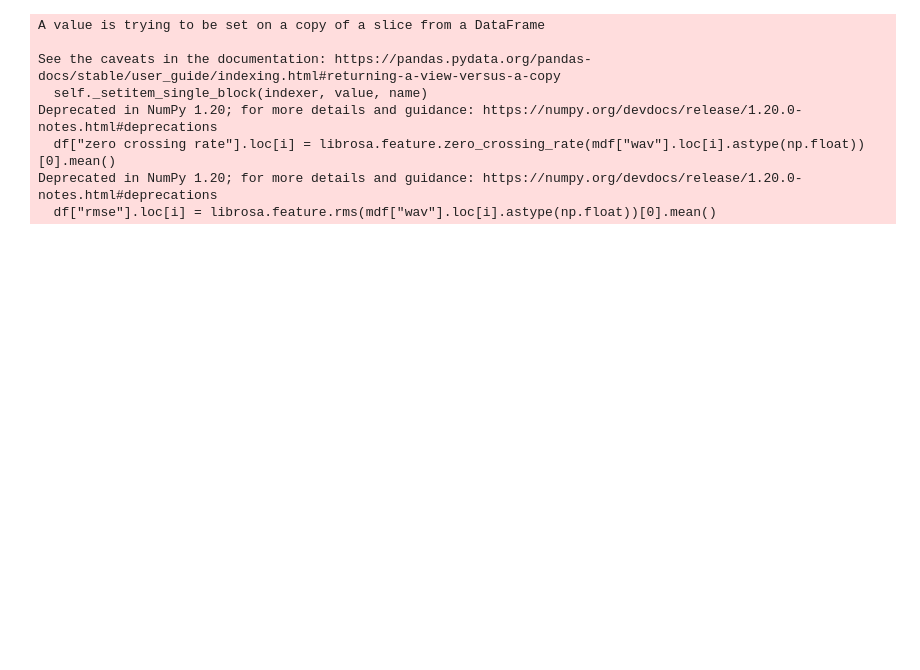
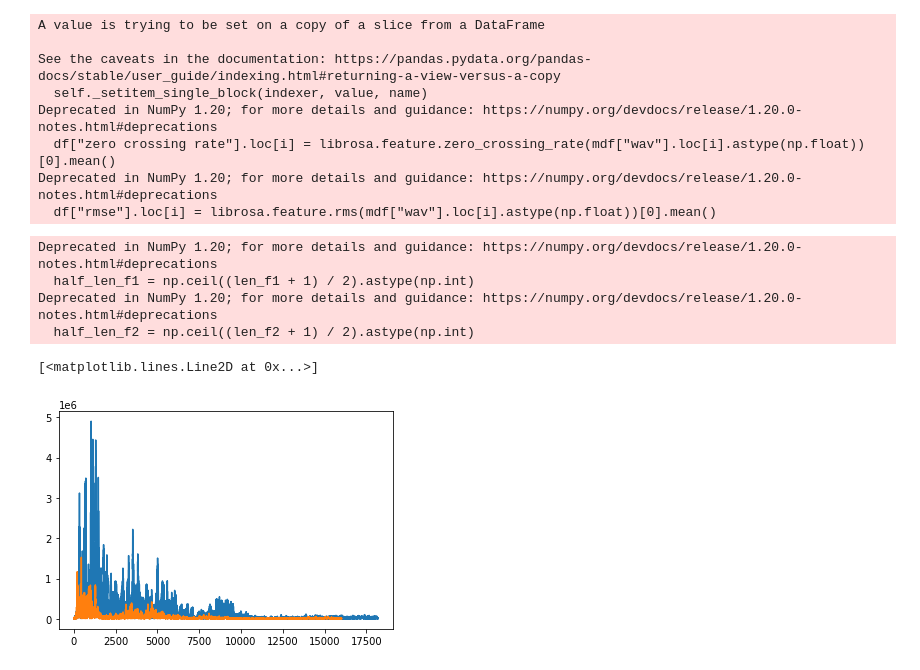
Before and after one commit to dsb298/speech_recognition, a Jupyter notebook: project.ipynb, the cells around one changed output. Drawn from its saved outputs; the diff is of its cells as text; code cells hidden in the pictures; blank space fills up the shorter version.

```diff
--- a/project.ipynb
+++ b/project.ipynb
@@ -78,3 +80,25 @@ Deprecated in NumPy 1.20; for more details and guidance: https://numpy.org/devdo
   df["zero crossing rate"].loc[i] = librosa.feature.zero_crossing_rate(mdf["wav"].loc[i].astype(np.float))[0].mean()
 Deprecated in NumPy 1.20; for more details and guidance: https://numpy.org/devdocs/release/1.20.0-notes.html#deprecations
   df["rmse"].loc[i] = librosa.feature.rms(mdf["wav"].loc[i].astype(np.float))[0].mean()
+# %%
+# visualize fft
+rate1, sig1 = wavfile.read(crema + "1001_DFA_ANG_XX.wav")
+rate2, sig2 = wavfile.read(crema + "1001_DFA_SAD_XX.wav")
+sig_f1 = abs(np.fft.fft(sig1))
+sig_f2 = abs(np.fft.fft(sig2))
+len_f1 = len(sig_f1)
+len_f2 = len(sig_f2)
+half_len_f1 = np.ceil((len_f1 + 1) / 2).astype(np.int)
+half_len_f2 = np.ceil((len_f2 + 1) / 2).astype(np.int)
+sig_f1 = sig_f1[:half_len_f1]
+sig_f2 = sig_f2[:half_len_f2]
+
+plt.plot(sig_f1)
+plt.plot(sig_f2)
+# %% [output]
+Deprecated in NumPy 1.20; for more details and guidance: https://numpy.org/devdocs/release/1.20.0-notes.html#deprecations
+  half_len_f1 = np.ceil((len_f1 + 1) / 2).astype(np.int)
+Deprecated in NumPy 1.20; for more details and guidance: https://numpy.org/devdocs/release/1.20.0-notes.html#deprecations
+  half_len_f2 = np.ceil((len_f2 + 1) / 2).astype(np.int)
+[<matplotlib.lines.Line2D at 0x...>]
+[figure, added]
```
Also changed, not shown: parts of 3 cells of this notebook.
